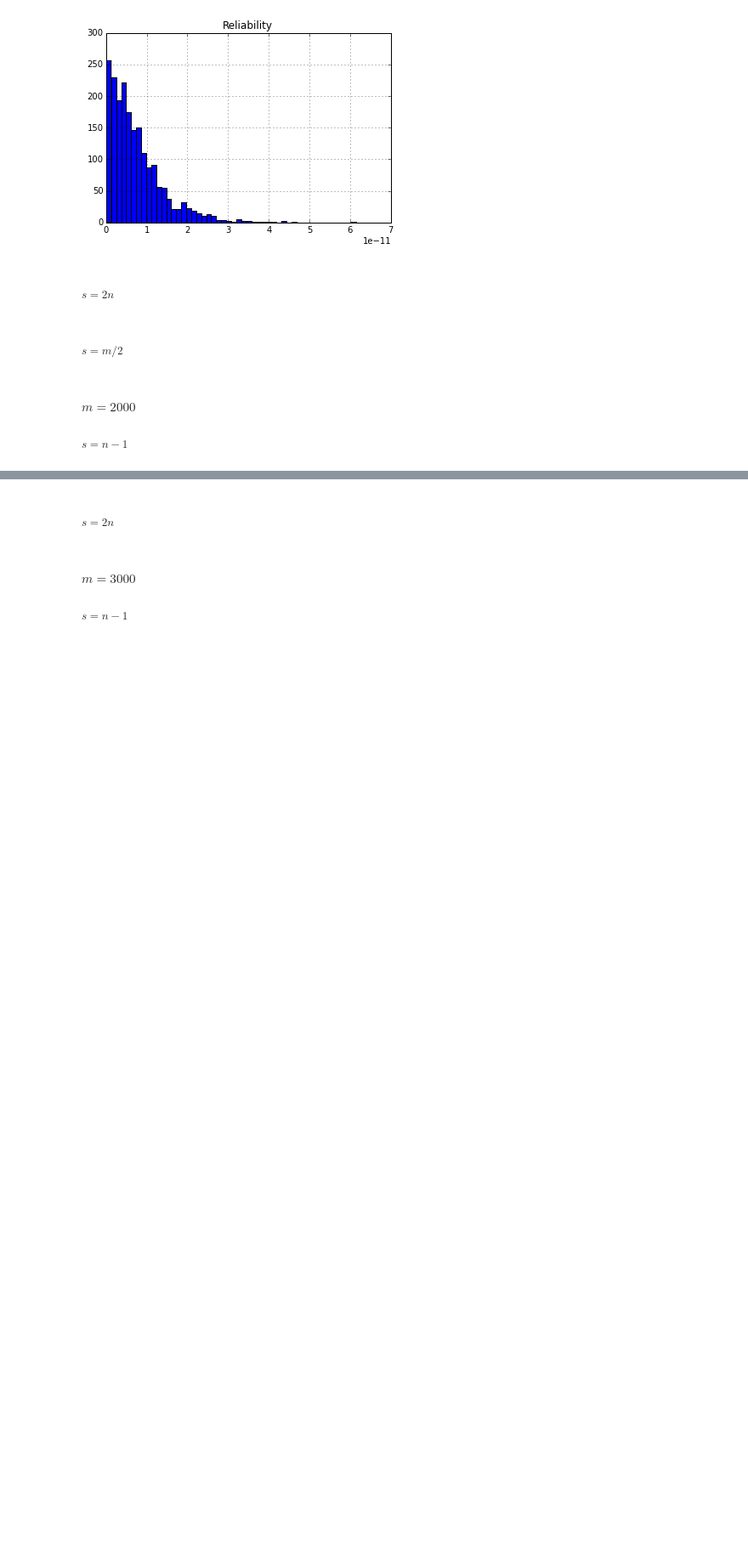
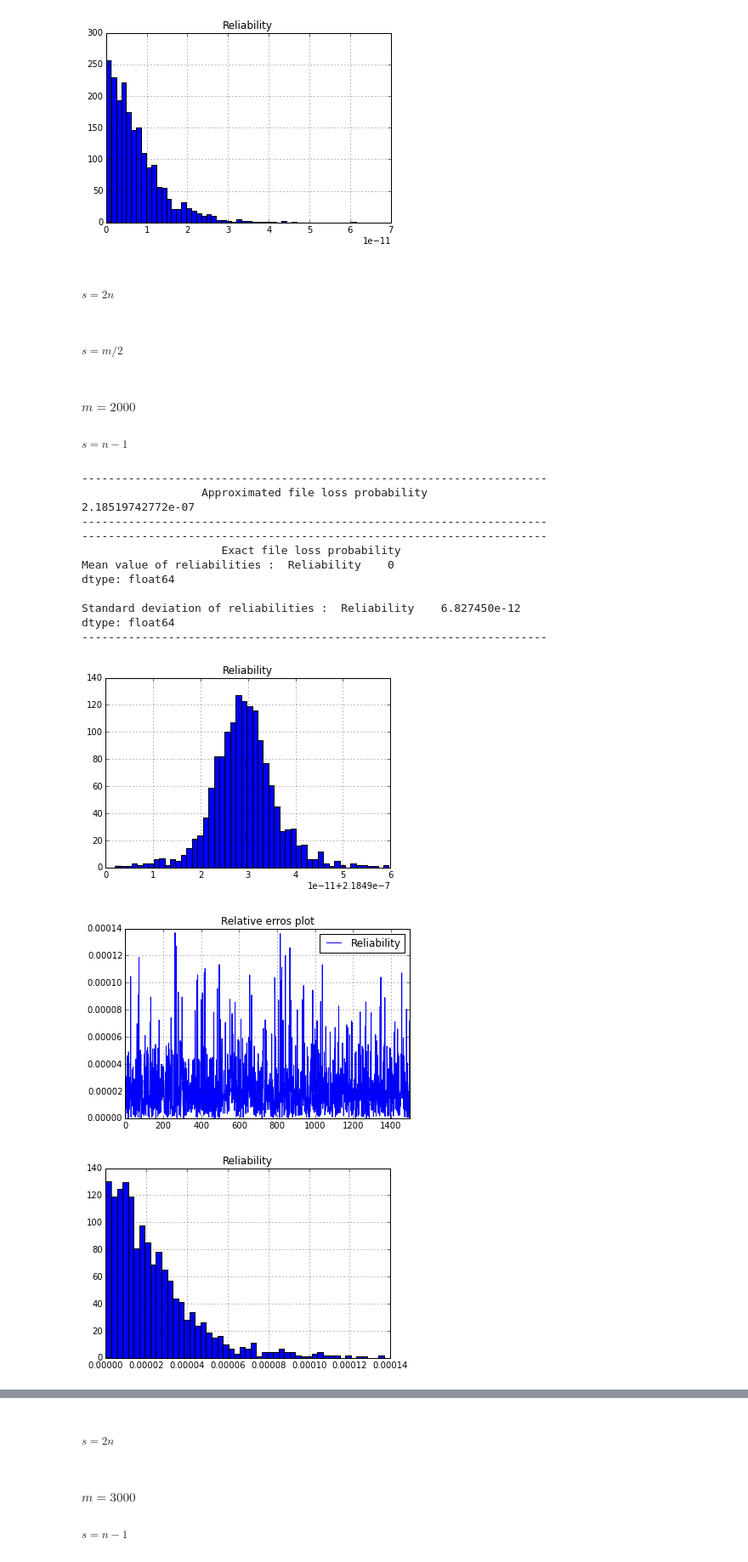
Before and after one commit to MathLab/file_loss, a Jupyter notebook: file_loss_approximation.ipynb, the cells around one changed output, grey strips where cells are left out. Shown: that part at 85% size. Saved outputs shown, nothing was run; the diff lists cells and outputs as text; code cells hidden in the pictures; blank space fills up the shorter version.

```diff
--- a/file_loss_approximation.ipynb
+++ b/file_loss_approximation.ipynb
@@ -12,7 +15,4 @@ In this notebook, we focus on the question of the approximation of the calculati
 # %%
-import file_loss as fl
-from pandas import DataFrame
-
 def launch_experiment(disks, chunk_count, threshold_recovery, spread_factor, experiment, delta, mean_reliability):
     """
     Args:
@@ -56,7 +56,7 @@ def launch_experiment(disks, chunk_count, threshold_recovery, spread_factor, exp
     absolute_error_list = abs(reliabilities - reliability_mean_value)
 
     # relative error plot
-    relative_error_list.plot(title='Relative erros plot')
+    relative_error_list.plot(title='Relative errors plot')
 
     # relative error histogram
     relative_error_list.hist(bins=50)
@@ -148,16 +148,32 @@ launch_experiment(disks, n, d, spread_factor, experiment, delta, mean_reliabilit
 # %%
 # Parameters
 m = 2000 # The number of disks in the system
 disks = range(m)
 
 n = 12 # number of chunks
 d = 3 # number of chunks until the file is lost
 spread_factor = 11 # spread factor
 
-experience_count = 1000 # The number of experiments
+experience_count = 1500 # The number of experiments
 experiment = range(experience_count)
 
 delta = 0.0001
 mean_reliability = 0.999
 
 launch_experiment(disks, n, d, spread_factor, experiment, delta, mean_reliability)
+# %% [output]
+----------------------------------------------------------------------
+                  Approximated file loss probability
+2.18519742772e-07
+----------------------------------------------------------------------
+----------------------------------------------------------------------
+                     Exact file loss probability
+Mean value of reliabilities :  Reliability    0
+dtype: float64
+
+Standard deviation of reliabilities :  Reliability    6.827450e-12
+dtype: float64
+----------------------------------------------------------------------
+[figure, added]
+[figure, added]
+[figure, added]
```
Also changed, not shown: parts of 13 cells of this notebook, 4 other files.
